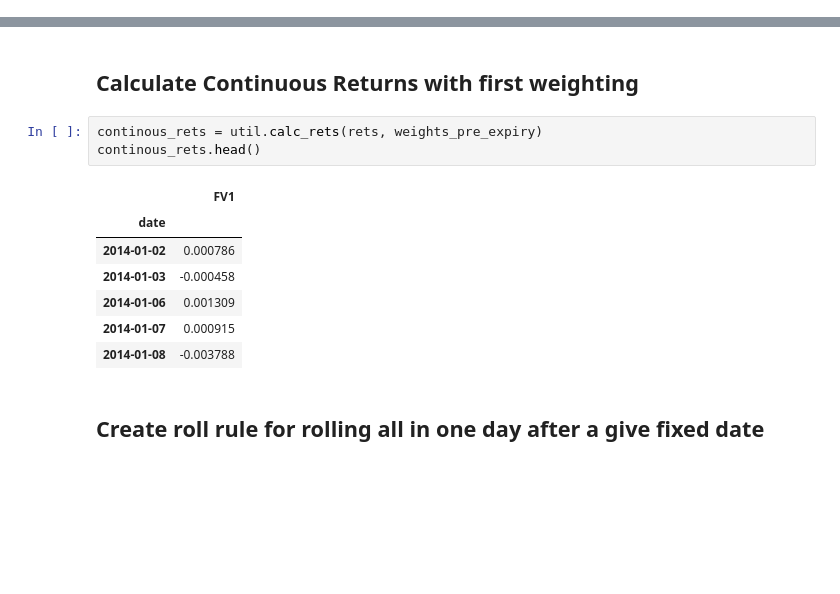
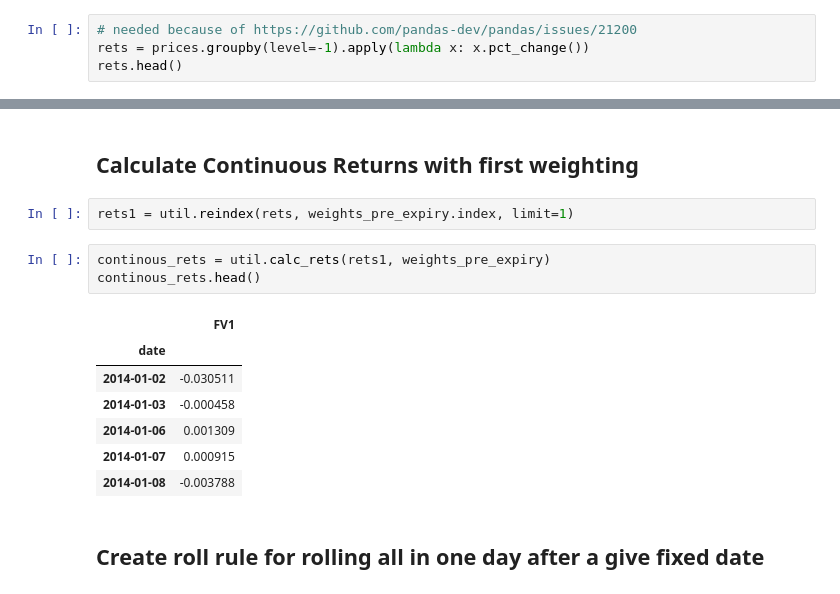
Before and after one commit to matthewgilbert/mapping, a Jupyter notebook: examples/continous_returns.ipynb, the cells around one changed output, grey strips where cells are left out. Saved outputs shown, nothing was run; the diff lists cells and outputs as text; blank space fills up the shorter version.

```diff
--- a/examples/continous_returns.ipynb
+++ b/examples/continous_returns.ipynb
@@ -62,0 +55,4 @@ Name: Settle, dtype: float64
+# %%
+# needed because of https://github.com/pandas-dev/pandas/issues/21200
+rets = prices.groupby(level=-1).apply(lambda x: x.pct_change())
+rets.head()
@@ -125,13 +128,15 @@ weights_pre_expiry.head()
 | 2014-01-08 | 2014FVH | 1.0 |
 # %% [markdown]
 ## Calculate Continuous Returns with first weighting
+# %%
+rets1 = util.reindex(rets, weights_pre_expiry.index, limit=1)
 # %%
-continous_rets = util.calc_rets(rets, weights_pre_expiry)
+continous_rets = util.calc_rets(rets1, weights_pre_expiry)
 continous_rets.head()
 # %% [output]
 |  | FV1 |
 | date |  |
-| 2014-01-02 | 0.000786 |
+| 2014-01-02 | -0.030511 |
 | 2014-01-03 | -0.000458 |
 | 2014-01-06 | 0.001309 |
 | 2014-01-07 | 0.000915 |
```
Also changed, not shown: parts of 12 cells of this notebook, 2 other files.
